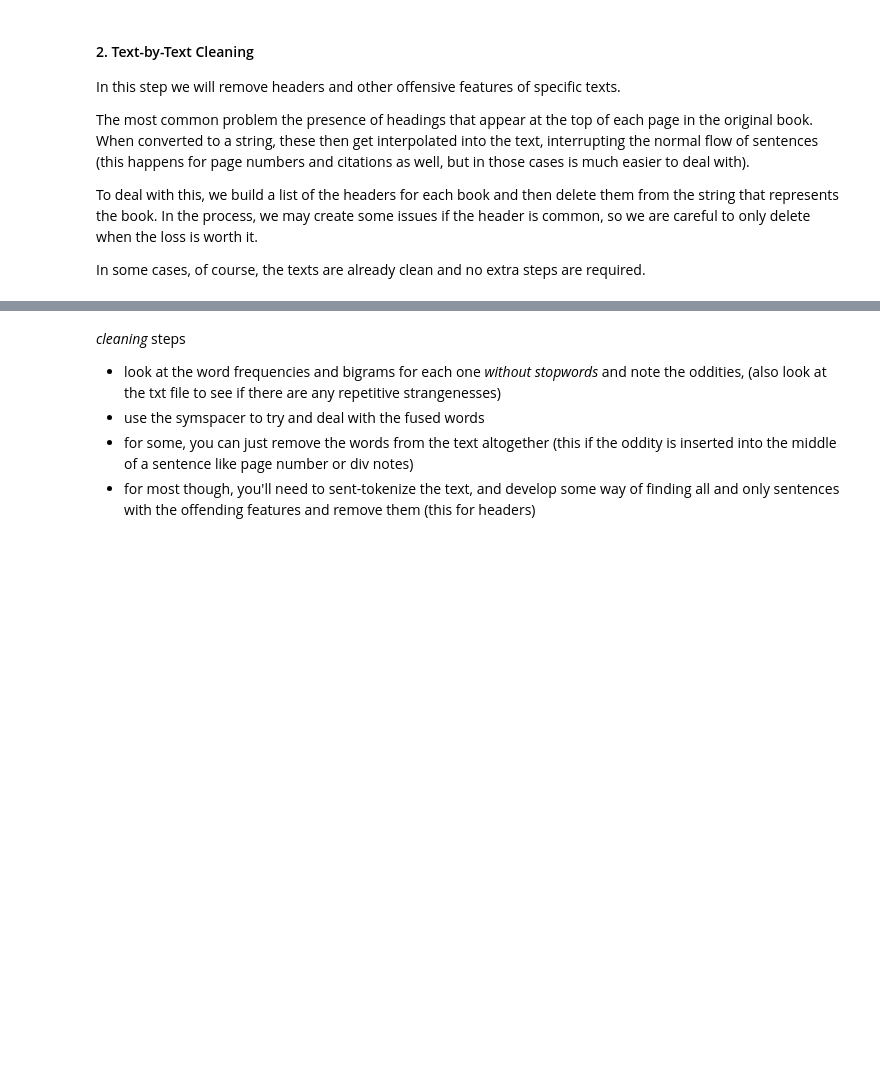
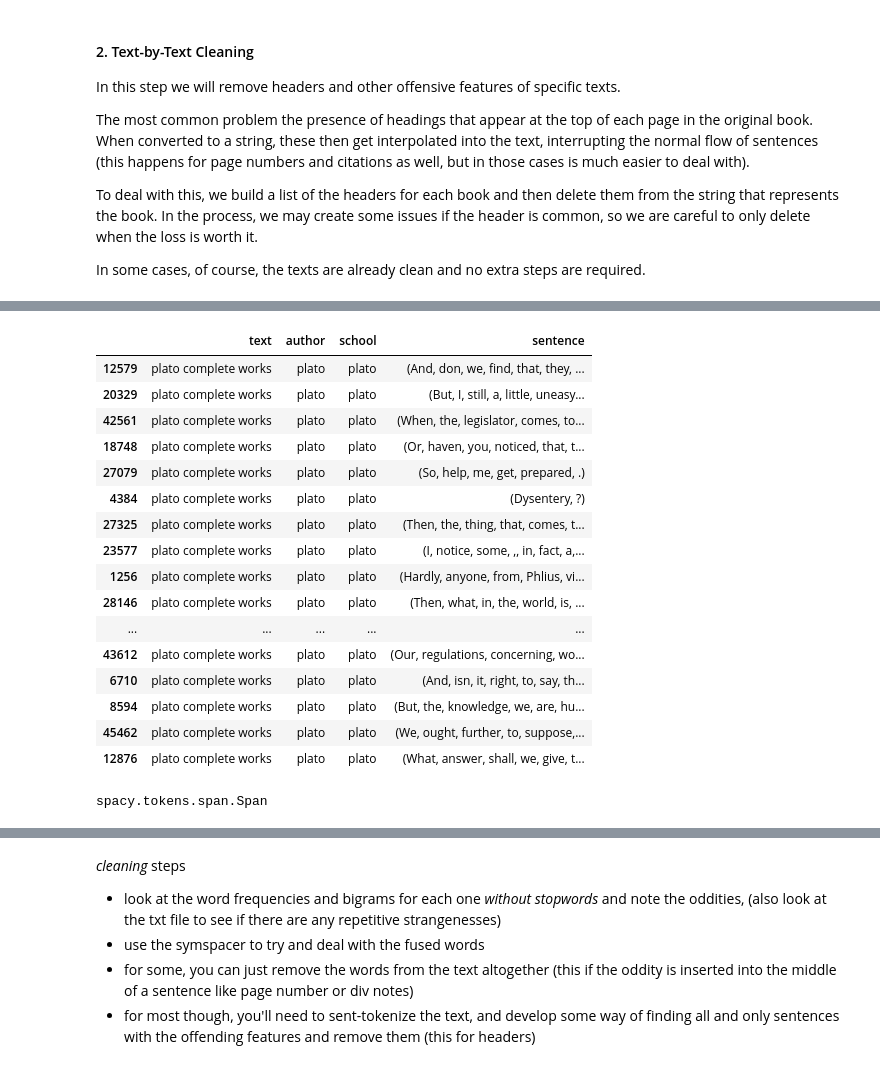
Before and after one commit to kcalizadeh/phil_nlp, a Jupyter notebook: data_load_clean.ipynb, the cells around one changed output, grey strips where cells are left out. Saved outputs shown, nothing was run; the diff lists cells and outputs as text; code cells hidden in the pictures; blank space fills up the shorter version.

```diff
--- a/data_load_clean.ipynb
+++ b/data_load_clean.ipynb
@@ -458,7 +457,7 @@ Unfortunately many of these steps can only be done ad hoc; there is no real way
 # %%
 def baseline_clean(to_correct, capitals=True, bracketed_fn=False):
   # remove utf8 encoding characters and some punctuations
-  result = re.sub(r'[\x00-\x08\x0b\x0c\x0e-\x1f\x7f-\xff\xad\x0c6§\\\£\Â‘’“”*_<>''""]', ' ', to_correct)
+  result = re.sub(r'[\x00-\x08\x0b\x0c\x0e-\x1f\x7f-\xff\xad\x0c6§\\\£\Â‘’“”*_<>''""⎫•{}]', ' ', to_correct)
   result = re.sub(r'[\u2014\u2013\u2012-]', ' ', result)
 
   # replace whitespace characters with actual whitespace
@@ -483,8 +482,9 @@ def baseline_clean(to_correct, capitals=True, bracketed_fn=False):
   # then lowercase
   result = re.sub(r'\s((i{2,}v*x*\.*)|(iv\.*)|(ix\.*)|(v\.*)|(v+i*\.*)|(x+l*v*i*\.*))\s', ' ', result)
 
-  # remove periods flanked by numbers
+  # remove periods and commas flanked by numbers
   result = re.sub(r'\d\.\d', ' ', result)
+  result = re.sub(r'\d,\d', ' ', result)
 
   # remove the number-letter-number pattern used for many citations
   result = re.sub(r'\d*\w{,2}\d', ' ', result)
@@ -608,0 +717,6 @@ ari[:100]
+# %%
+plato_cleaned = remove_words(plato_complete, plato_to_rm)
+plato_cleaned = baseline_clean(plato_cleaned)
+# %%
+nlp.max_length = 9000000
+plato_nlp = nlp(plato_cleaned, disable=['ner'])
@@ -608,0 +736,30 @@ ari[:100]
+# %%
+plato_df = pd.DataFrame(columns=['text', 'author', 'school', 'sentence_spacy'])
+plato_df['sentence_spacy'] = list(plato_nlp.sents)
+plato_df['author'] = 'plato'
+plato_df['text'] = 'plato complete works'
+plato_df['school'] = 'plato'
+# %%
+plato_df.sample(20)
+# %% [output]
+|  | text | author | school | sentence |
+| 12579 | plato complete works | plato | plato | (And, don, we, find, that, they, ... |
+| 20329 | plato complete works | plato | plato | (But, I, still, a, little, uneasy... |
+| 42561 | plato complete works | plato | plato | (When, the, legislator, comes, to... |
+| 18748 | plato complete works | plato | plato | (Or, haven, you, noticed, that, t... |
+| 27079 | plato complete works | plato | plato | (So, help, me, get, prepared, .) |
+| 4384 | plato complete works | plato | plato | (Dysentery, ?) |
+| 27325 | plato complete works | plato | plato | (Then, the, thing, that, comes, t... |
+| 23577 | plato complete works | plato | plato | (I, notice, some, ,, in, fact, a,... |
+| 1256 | plato complete works | plato | plato | (Hardly, anyone, from, Phlius, vi... |
+| 28146 | plato complete works | plato | plato | (Then, what, in, the, world, is, ... |
+| ... | ... | ... | ... | ... |
+| 43612 | plato complete works | plato | plato | (Our, regulations, concerning, wo... |
+| 6710 | plato complete works | plato | plato | (And, isn, it, right, to, say, th... |
+| 8594 | plato complete works | plato | plato | (But, the, knowledge, we, are, hu... |
+| 45462 | plato complete works | plato | plato | (We, ought, further, to, suppose,... |
+| 12876 | plato complete works | plato | plato | (What, answer, shall, we, give, t... |
+# %%
+type(plato_df['sentence_spacy'][0])
+# %% [output]
+spacy.tokens.span.Span
```
Also changed, not shown: parts of 28 cells of this notebook.
